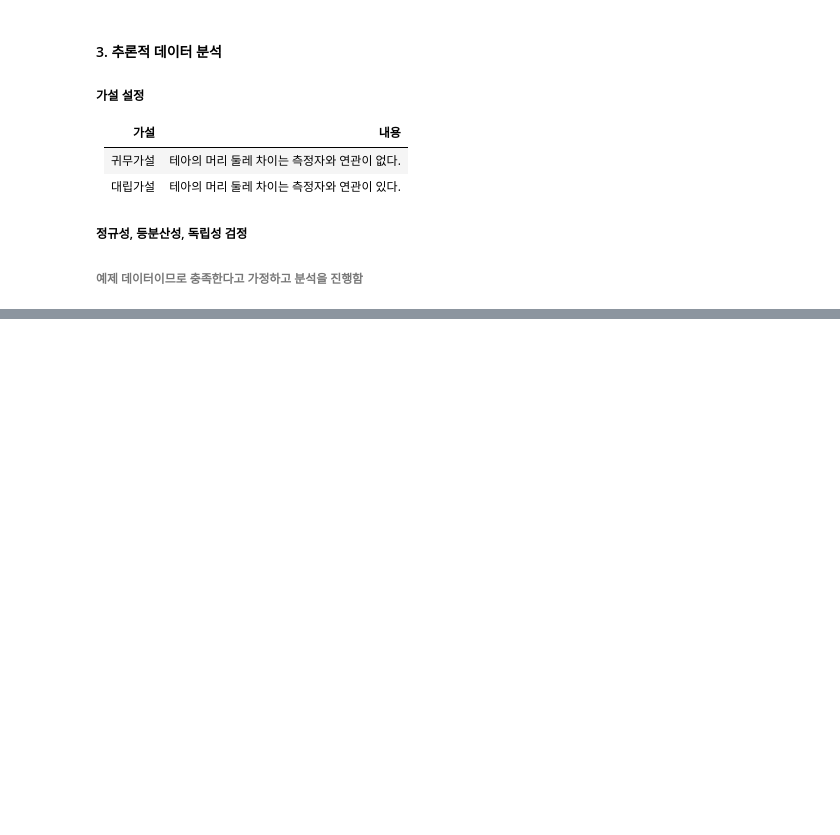
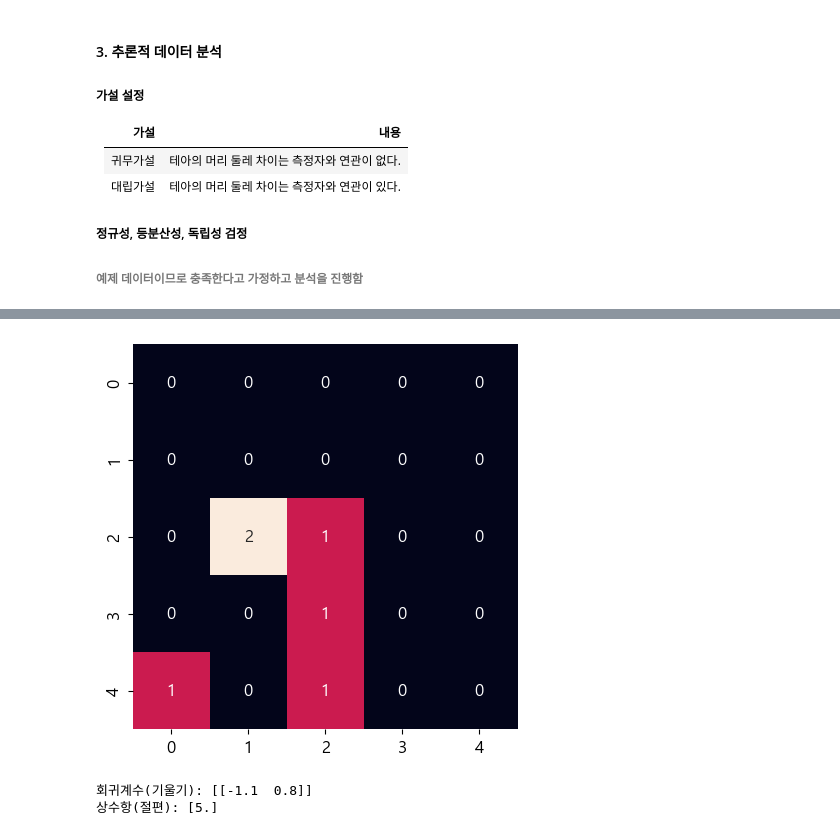
Before and after one commit to jihun5/it_jupyter, a Jupyter notebook: 04-추론적_데이터_분석/04-2 가설검정/08-Two-wat-ANOBA.ipynb, the cells around one changed output, grey strips where cells are left out. Saved outputs shown, nothing was run; the diff lists cells and outputs as text; code cells hidden in the pictures; blank space fills up the shorter version.

```diff
--- a/04-추론적_데이터_분석/04-2 가설검정/08-Two-wat-ANOBA.ipynb
+++ b/04-추론적_데이터_분석/04-2 가설검정/08-Two-wat-ANOBA.ipynb
@@ -74,0 +265,7 @@ AttributeError: 'Series' object has no attribute 'names'
+# %%
+x_train = df2.loc[:, ['water', 'sun']]
+y_train = df2.loc[:, ['height']]
+x_test = df3.loc[:, ['water', 'sun']]
+y_test = df3.loc[:, ['height']]
+print(x_train)
+print(y_train)
@@ -74,0 +290,26 @@ AttributeError: 'Series' object has no attribute 'names'
+# %%
+from sklearn.model_selection import train_test_split
+x_tr, x_val, y_tr, y_val = train_test_split(x_train, y_train, test_size=0.2, shuffle=True, random_state=20)
+
+from sklearn.linear_model import LogisticRegression
+lr_model = LogisticRegression()
+lr_model.fit(x_tr, y_tr)
+y_val_pred = lr_model.predict(x_val)
+
+from sklearn.metrics import confusion_matrix
+sb.heatmap(confusion_matrix(y_val, y_val_pred), annot=True, cbar=False, square=True)
+plt.show()
+# %% [output]
+[figure, added]
+# %%
+# 선형 회귀 모델
+import numpy as np
+from sklearn.linear_model import LinearRegression
+lr = LinearRegression()
+lr.fit(x_train, y_train)
+print("회귀계수(기울기):", np.round(lr.coef_, 1))
+print("상수항(절편):", np.round(lr.intercept_, 1))
+# 상수항(절편) = x(변수가) 0일때 결과 값
+# %% [output]
+회귀계수(기울기): [[-1.1  0.8]]
+상수항(절편): [5.]
```
Also changed, not shown: parts of 22 cells of this notebook, 16 other files.
